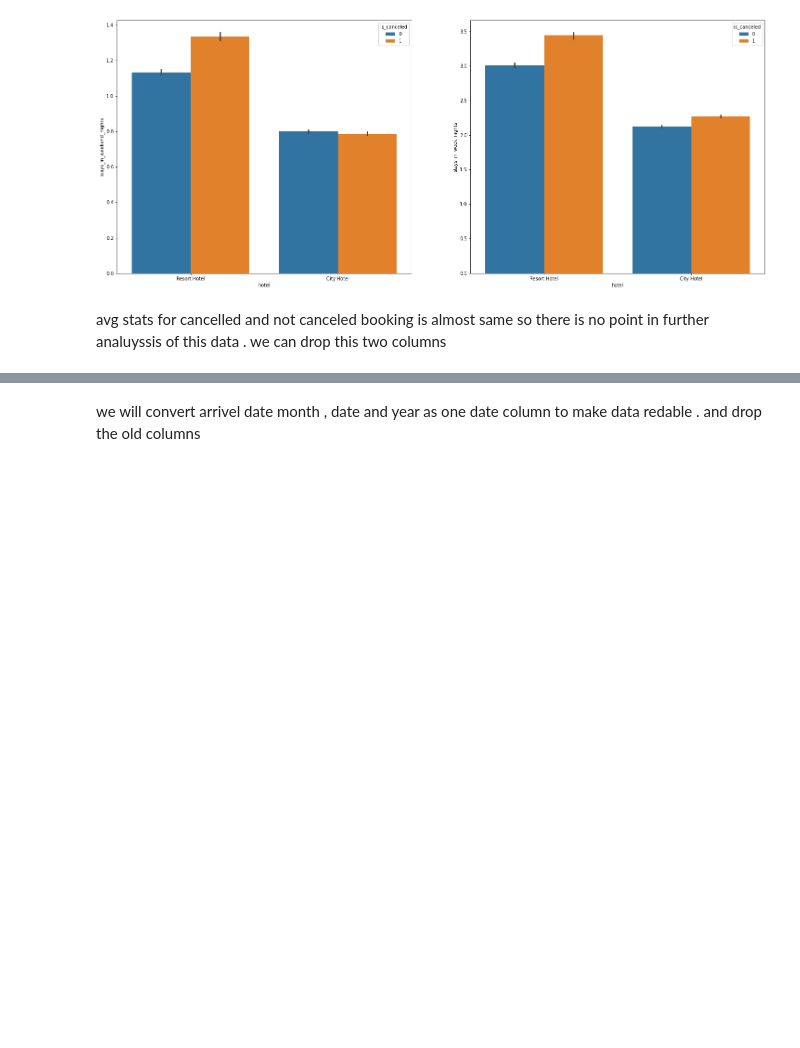
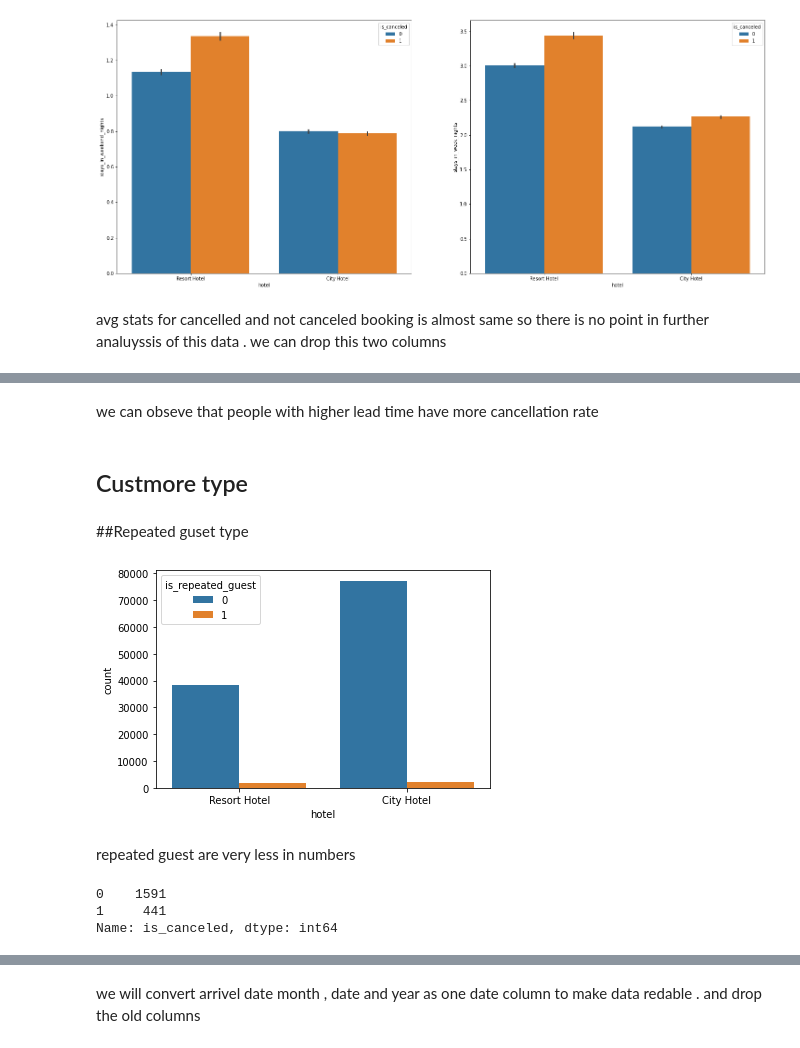
Before and after one commit to GaikwadSandesh/HotelBookingAnalysis, a Jupyter notebook: Hotel_Booking_Analysis_Capstone_Project.ipynb, the cells around one changed output, grey strips where cells are left out. Saved outputs shown, nothing was run; the diff lists cells and outputs as text; code cells hidden in the pictures; blank space fills up the shorter version.

```diff
--- a/Hotel_Booking_Analysis_Capstone_Project.ipynb
+++ b/Hotel_Booking_Analysis_Capstone_Project.ipynb
@@ -183,0 +175,12 @@ perecntage cancelation by non repeated guest :  0.3778508392455442
+# %% [markdown]
+we can obseve that people with higher lead time have more cancellation rate
+# %% [markdown]
+## Custmore type
+# %% [markdown]
+##Repeated guset type
+# %%
+ax = sns.countplot(x = 'hotel' , data=df , hue='is_repeated_guest')
+# %% [output]
+[figure, added]
+# %% [markdown]
+repeated guest are very less in numbers
@@ -183,0 +195,6 @@ perecntage cancelation by non repeated guest :  0.3778508392455442
+# %%
+city_new
+# %% [output]
+0    1591
+1     441
+Name: is_canceled, dtype: int64
```
Also changed, not shown: parts of 34 cells of this notebook.
